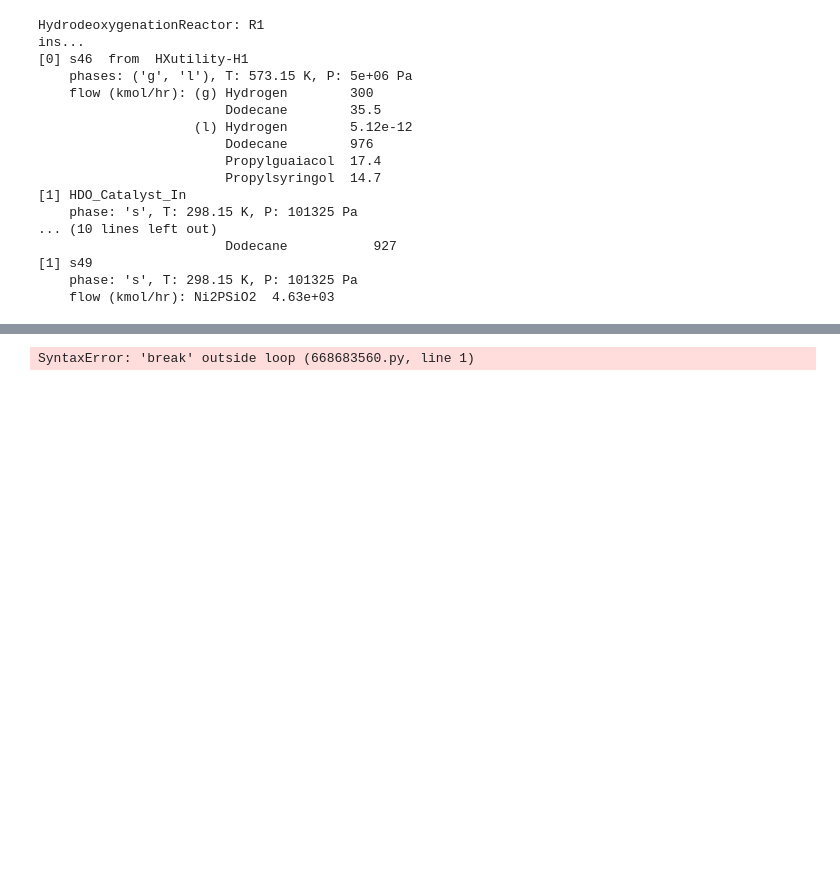
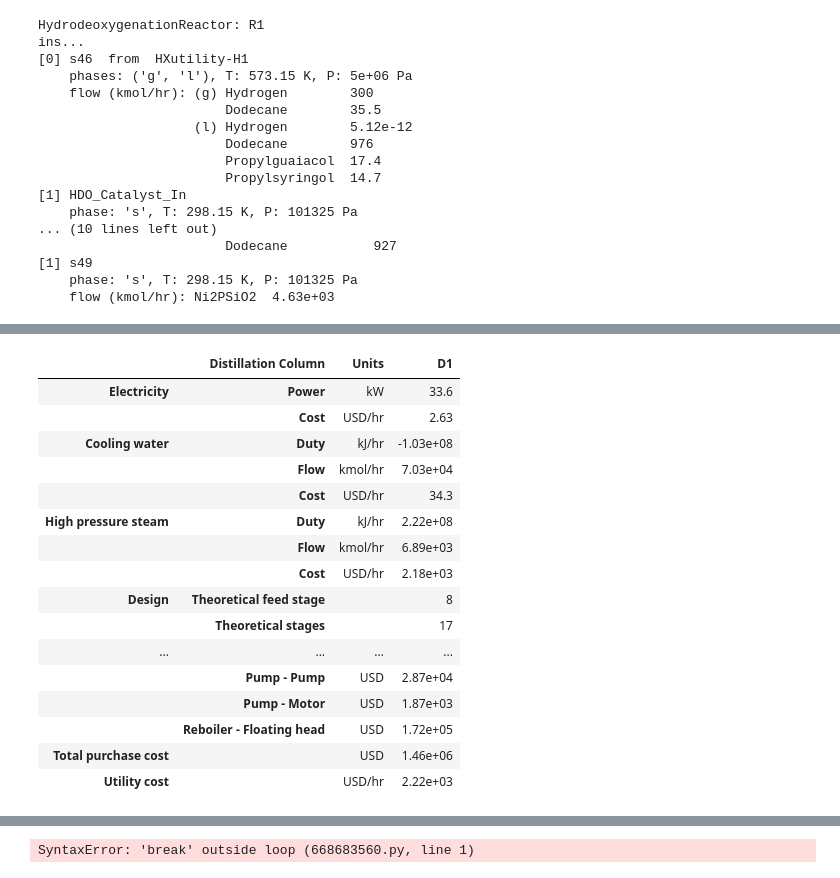
Before and after one commit to H-Wadgama/ATJ, a Jupyter notebook: lignin_saf/hdo_testing.ipynb, the cells around one changed output, grey strips where cells are left out. Cells and saved outputs as stored; diff of their text form; code cells hidden in the pictures; blank space fills up the shorter version.

Commit message:
added distillation column for solvent recovery and naphthene purification

```diff
--- a/lignin_saf/hdo_testing.ipynb
+++ b/lignin_saf/hdo_testing.ipynb
@@ -452,0 +463,28 @@ psa_hdo.simulate()
+# %%
+distillation_1 = bst.units.BinaryDistillation(ins=flash-1,
+    LHK=('propylcyclohexane', 'Dodecane'),
+    Lr=0.99, Hr=1 - 0.0001, P=101325,
+    vessel_material='Stainless steel 316',
+    k=2, partial_condenser=True,
+)
+distillation_1.simulate()
+# %%
+distillation_1.results()
+# %% [output]
+|  | Distillation Column | Units | D1 |
+| Electricity | Power | kW | 33.6 |
+|  | Cost | USD/hr | 2.63 |
+| Cooling water | Duty | kJ/hr | -1.03e+08 |
+|  | Flow | kmol/hr | 7.03e+04 |
+|  | Cost | USD/hr | 34.3 |
+| High pressure steam | Duty | kJ/hr | 2.22e+08 |
+|  | Flow | kmol/hr | 6.89e+03 |
+|  | Cost | USD/hr | 2.18e+03 |
+| Design | Theoretical feed stage |  | 8 |
+|  | Theoretical stages |  | 17 |
+| ... | ... | ... | ... |
+|  | Pump - Pump | USD | 2.87e+04 |
+|  | Pump - Motor | USD | 1.87e+03 |
+|  | Reboiler - Floating head | USD | 1.72e+05 |
+| Total purchase cost |  | USD | 1.46e+06 |
+| Utility cost |  | USD/hr | 2.22e+03 |
```
Also changed, not shown: parts of 7 cells of this notebook.
